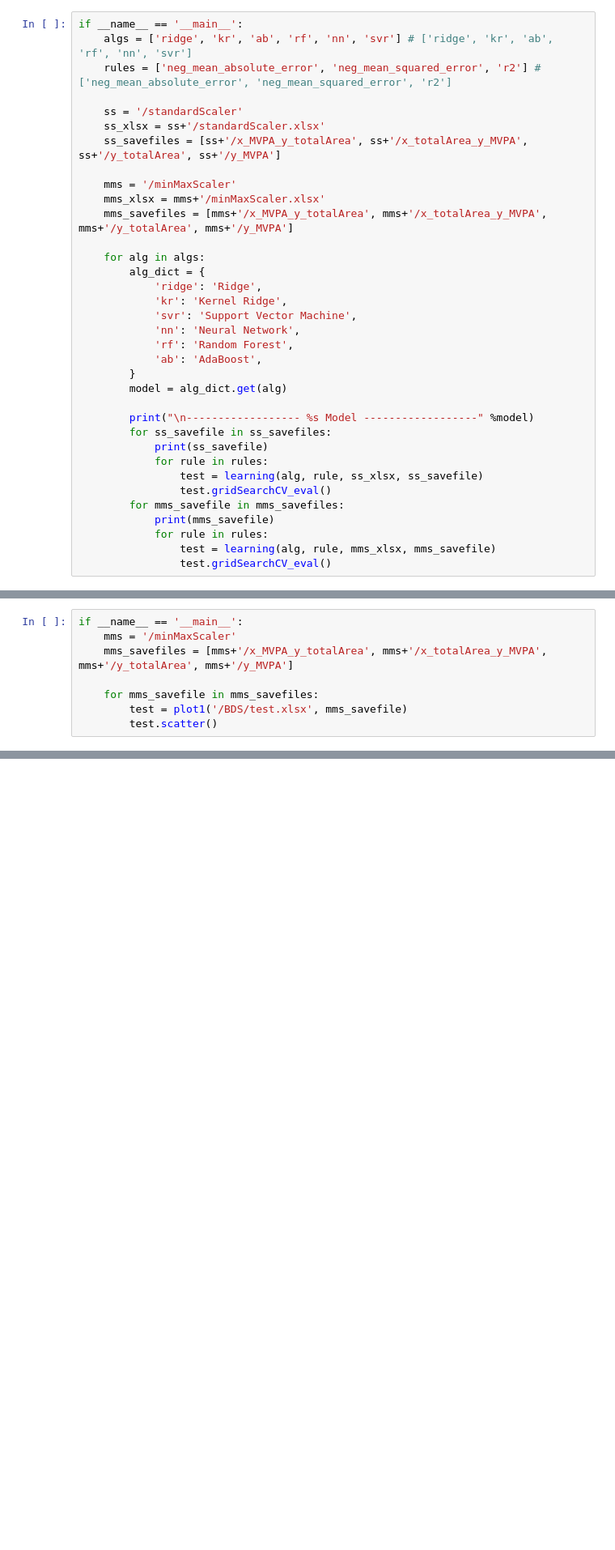
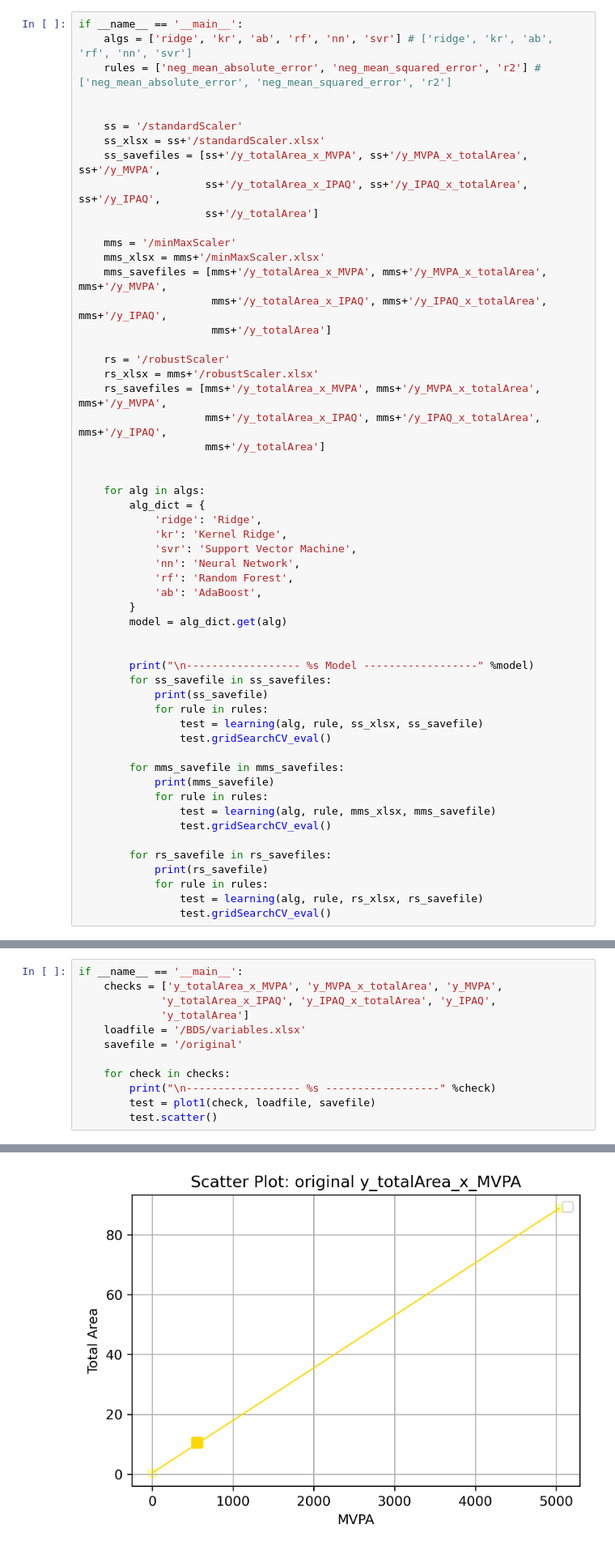
Before and after one commit to chengmeowz/project-posture, a Jupyter notebook: code/learning.ipynb, the cells around one changed output, grey strips where cells are left out. Shown at 81% size. Saved outputs shown, nothing was run; the diff lists cells and outputs as text; blank space fills up the shorter version.

Commit message:
original data scatterplot finished

```diff
--- a/code/learning.ipynb
+++ b/code/learning.ipynb
@@ -233,13 +216,25 @@ if __name__ == '__main__':
     algs = ['ridge', 'kr', 'ab', 'rf', 'nn', 'svr'] # ['ridge', 'kr', 'ab', 'rf', 'nn', 'svr']
     rules = ['neg_mean_absolute_error', 'neg_mean_squared_error', 'r2'] # ['neg_mean_absolute_error', 'neg_mean_squared_error', 'r2']
 
+
     ss = '/standardScaler'
     ss_xlsx = ss+'/standardScaler.xlsx'
-    ss_savefiles = [ss+'/x_MVPA_y_totalArea', ss+'/x_totalArea_y_MVPA', ss+'/y_totalArea', ss+'/y_MVPA']
+    ss_savefiles = [ss+'/y_totalArea_x_MVPA', ss+'/y_MVPA_x_totalArea', ss+'/y_MVPA',
+                    ss+'/y_totalArea_x_IPAQ', ss+'/y_IPAQ_x_totalArea', ss+'/y_IPAQ',
+                    ss+'/y_totalArea']
 
     mms = '/minMaxScaler'
     mms_xlsx = mms+'/minMaxScaler.xlsx'
-    mms_savefiles = [mms+'/x_MVPA_y_totalArea', mms+'/x_totalArea_y_MVPA', mms+'/y_totalArea', mms+'/y_MVPA']
+    mms_savefiles = [mms+'/y_totalArea_x_MVPA', mms+'/y_MVPA_x_totalArea', mms+'/y_MVPA',
+                     mms+'/y_totalArea_x_IPAQ', mms+'/y_IPAQ_x_totalArea', mms+'/y_IPAQ',
+                     mms+'/y_totalArea']
+
+    rs = '/robustScaler'
+    rs_xlsx = mms+'/robustScaler.xlsx'
+    rs_savefiles = [mms+'/y_totalArea_x_MVPA', mms+'/y_MVPA_x_totalArea', mms+'/y_MVPA',
+                    mms+'/y_totalArea_x_IPAQ', mms+'/y_IPAQ_x_totalArea', mms+'/y_IPAQ',
+                    mms+'/y_totalArea']
+
 
     for alg in algs:
         alg_dict = {
@@ -252,17 +247,25 @@ if __name__ == '__main__':
         }
         model = alg_dict.get(alg)
 
+
         print("\n------------------ %s Model ------------------" %model)
         for ss_savefile in ss_savefiles:
             print(ss_savefile)
             for rule in rules:
                 test = learning(alg, rule, ss_xlsx, ss_savefile)
                 test.gridSearchCV_eval()
+
         for mms_savefile in mms_savefiles:
             print(mms_savefile)
             for rule in rules:
                 test = learning(alg, rule, mms_xlsx, mms_savefile)
                 test.gridSearchCV_eval()
+
+        for rs_savefile in rs_savefiles:
+            print(rs_savefile)
+            for rule in rules:
+                test = learning(alg, rule, rs_xlsx, rs_savefile)
+                test.gridSearchCV_eval()
 # %% [output]
 ------------------ Ridge Model ------------------
 /standardScaler/x_MVPA_y_totalArea
@@ -389,11 +392,3 @@ class plot(object):
 #         plt.legend()
 #         #plt.savefig(fname=self.loadDatasets()[2] + "/original/scatter_original_data_%s_%s.png" %(i_, j_))
 #         plt.show()
-# %%
-if __name__ == '__main__':
-    mms = '/minMaxScaler'
-    mms_savefiles = [mms+'/x_MVPA_y_totalArea', mms+'/x_totalArea_y_MVPA', mms+'/y_totalArea', mms+'/y_MVPA']
-
-    for mms_savefile in mms_savefiles:
-        test = plot1('/BDS/test.xlsx', mms_savefile)
-        test.scatter()
@@ -535,0 +498,13 @@ class plot1(object):
+# %%
+if __name__ == '__main__':
+    checks = ['y_totalArea_x_MVPA', 'y_MVPA_x_totalArea', 'y_MVPA',
+             'y_totalArea_x_IPAQ', 'y_IPAQ_x_totalArea', 'y_IPAQ',
+             'y_totalArea']
+    loadfile = '/BDS/variables.xlsx'
+    savefile = '/original'
+
+    for check in checks:
+        print("\n------------------ %s ------------------" %check)
+        test = plot1(check, loadfile, savefile)
+        test.scatter()
+# %% [output]
@@ -535,0 +518 @@ class plot1(object):
+[figure, added]
```
Also changed, not shown: parts of 5 cells of this notebook, 29 other files.
